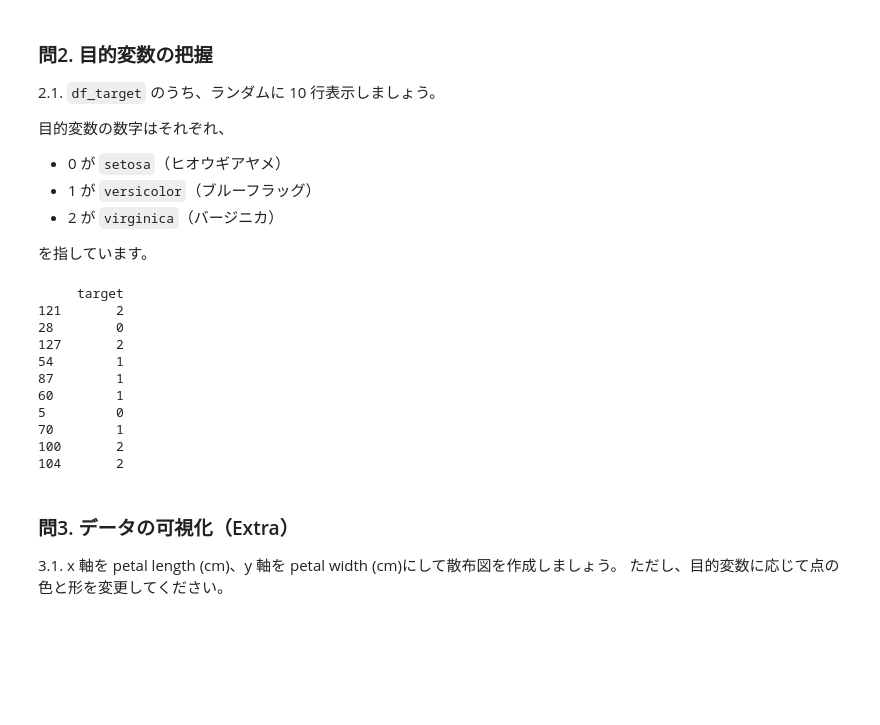
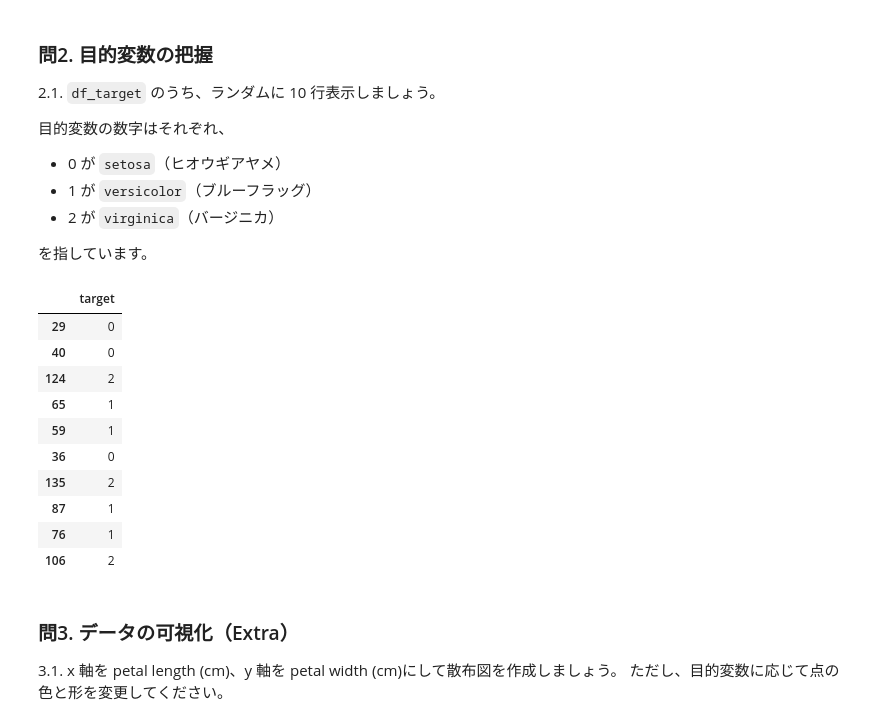
Before and after one commit to KugaChihiro/BasicPython, a Jupyter notebook: sklearn_quiz.ipynb, the cells around one changed output. Cells and saved outputs as stored; diff of their text form; code cells hidden in the pictures; blank space fills up the shorter version.

```diff
--- a/sklearn_quiz.ipynb
+++ b/sklearn_quiz.ipynb
@@ -94,19 +84,19 @@ dtype: int64
 
 を指しています。
 # %%
-print(df_target.sample(n=10))
+display(df_target.sample(n=10))
 # %% [output]
-     target
-121       2
-28        0
-127       2
-54        1
-87        1
-60        1
-5         0
-70        1
-100       2
-104       2
+|  | target |
+| 29 | 0 |
+| 40 | 0 |
+| 124 | 2 |
+| 65 | 1 |
+| 59 | 1 |
+| 36 | 0 |
+| 135 | 2 |
+| 87 | 1 |
+| 76 | 1 |
+| 106 | 2 |
 # %% [markdown]
 ### 問3. データの可視化（Extra）
 
```
Also changed, not shown: parts of 6 cells of this notebook.
